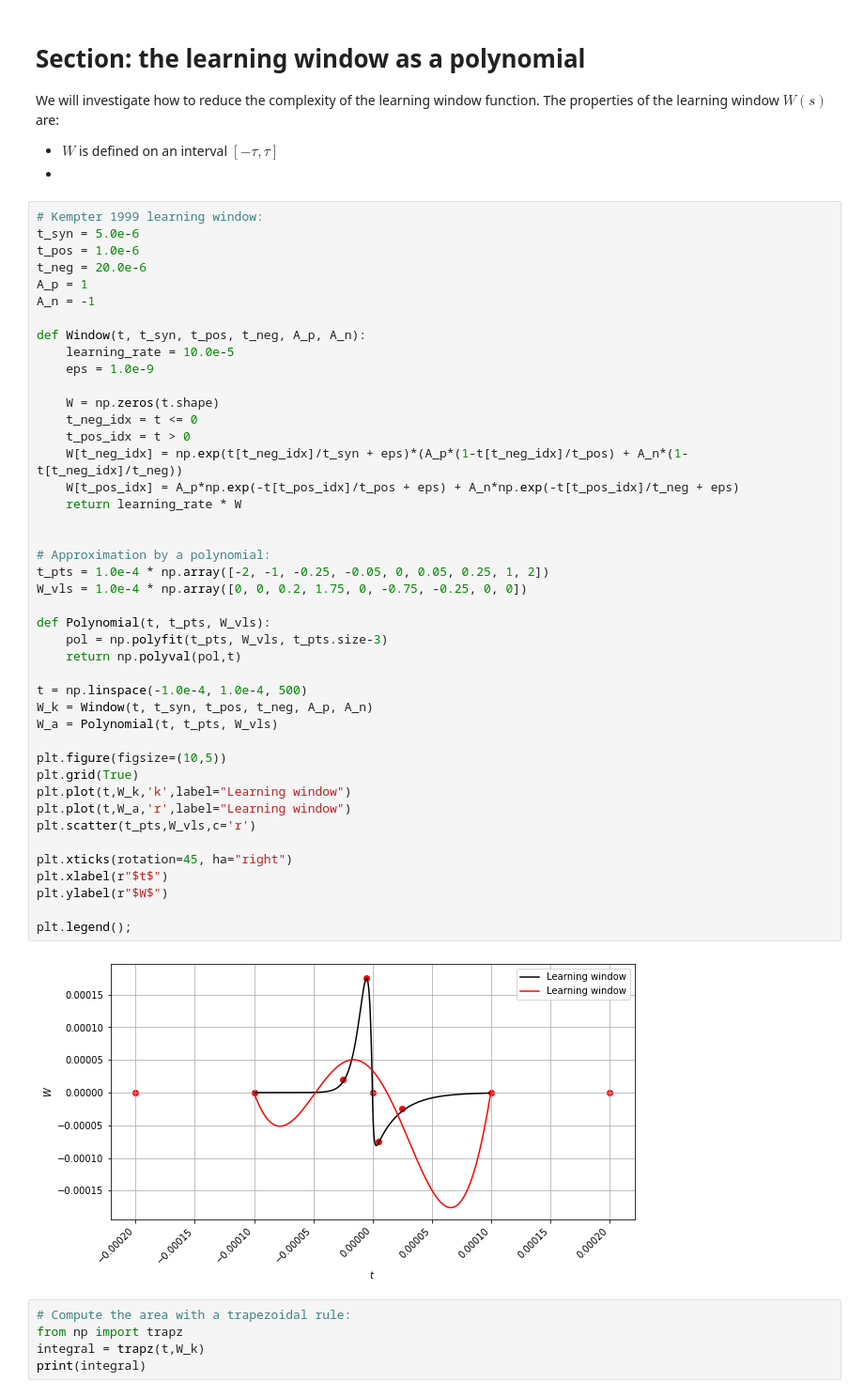
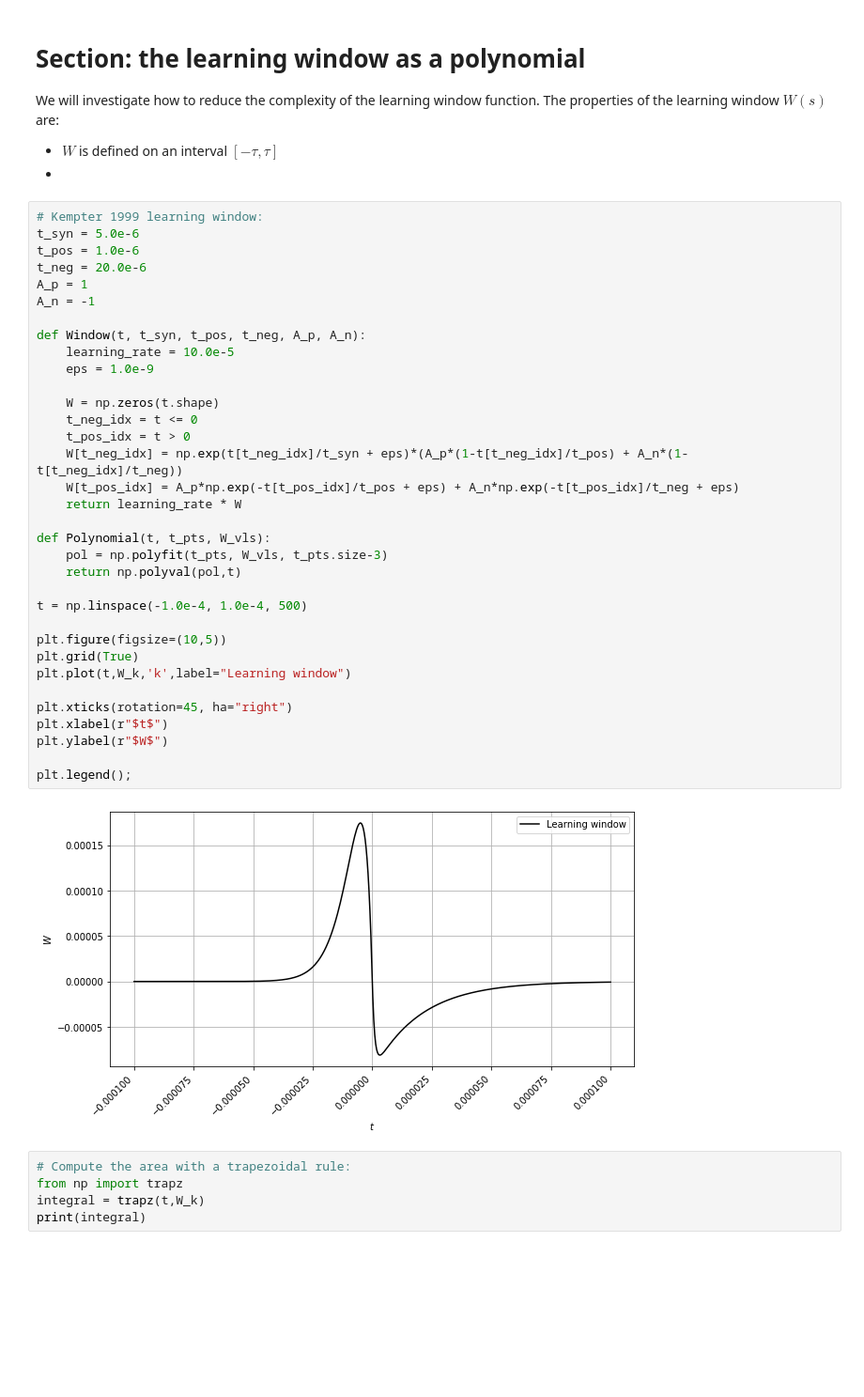
Before and after one commit to simonaertssen/AdaptiveNeuronalNetworks, a Jupyter notebook: Meetings/Notes meeting _10_2020.ipynb, the cells around one changed output. Shown at 94% size. Saved outputs shown, nothing was run; the diff lists cells and outputs as text; blank space fills up the shorter version.

```diff
--- a/Meetings/Notes meeting _10_2020.ipynb
+++ b/Meetings/Notes meeting _10_2020.ipynb
@@ -192,43 +192,34 @@ t_neg = 20.0e-6
 A_p = 1
 A_n = -1
 
 def Window(t, t_syn, t_pos, t_neg, A_p, A_n):
     learning_rate = 10.0e-5
     eps = 1.0e-9
 
     W = np.zeros(t.shape)
     t_neg_idx = t <= 0
     t_pos_idx = t > 0
     W[t_neg_idx] = np.exp(t[t_neg_idx]/t_syn + eps)*(A_p*(1-t[t_neg_idx]/t_pos) + A_n*(1-t[t_neg_idx]/t_neg))
     W[t_pos_idx] = A_p*np.exp(-t[t_pos_idx]/t_pos + eps) + A_n*np.exp(-t[t_pos_idx]/t_neg + eps)
     return learning_rate * W
 
-
-# Approximation by a polynomial:
-t_pts = 1.0e-4 * np.array([-2, -1, -0.25, -0.05, 0, 0.05, 0.25, 1, 2])
-W_vls = 1.0e-4 * np.array([0, 0, 0.2, 1.75, 0, -0.75, -0.25, 0, 0])
-
 def Polynomial(t, t_pts, W_vls):
     pol = np.polyfit(t_pts, W_vls, t_pts.size-3)
     return np.polyval(pol,t)
 
 t = np.linspace(-1.0e-4, 1.0e-4, 500)
-W_k = Window(t, t_syn, t_pos, t_neg, A_p, A_n)
-W_a = Polynomial(t, t_pts, W_vls)
 
 plt.figure(figsize=(10,5))
 plt.grid(True)
 plt.plot(t,W_k,'k',label="Learning window")
-plt.plot(t,W_a,'r',label="Learning window")
-plt.scatter(t_pts,W_vls,c='r')
 
 plt.xticks(rotation=45, ha="right")
 plt.xlabel(r"$t$")
 plt.ylabel(r"$W$")
 
 plt.legend();
 # %% [output]
-[figure, old version]
+[figure, new version]
 # %%
 # Compute the area with a trapezoidal rule:
 from np import trapz
```
Also changed, not shown: parts of 2 cells of this notebook, 1 other file.
